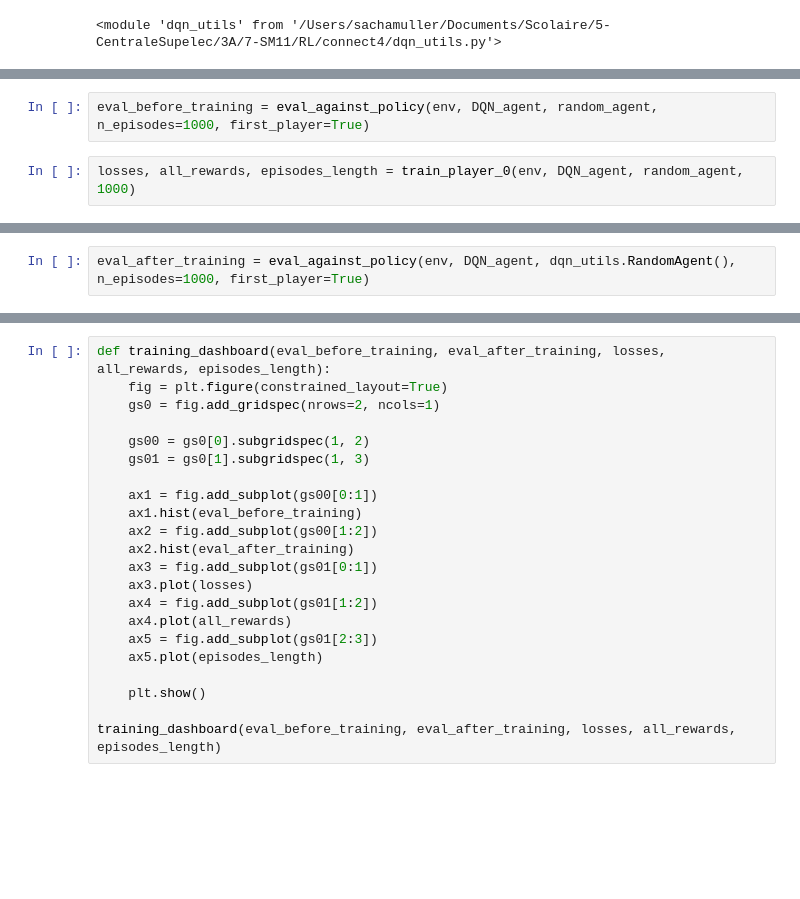
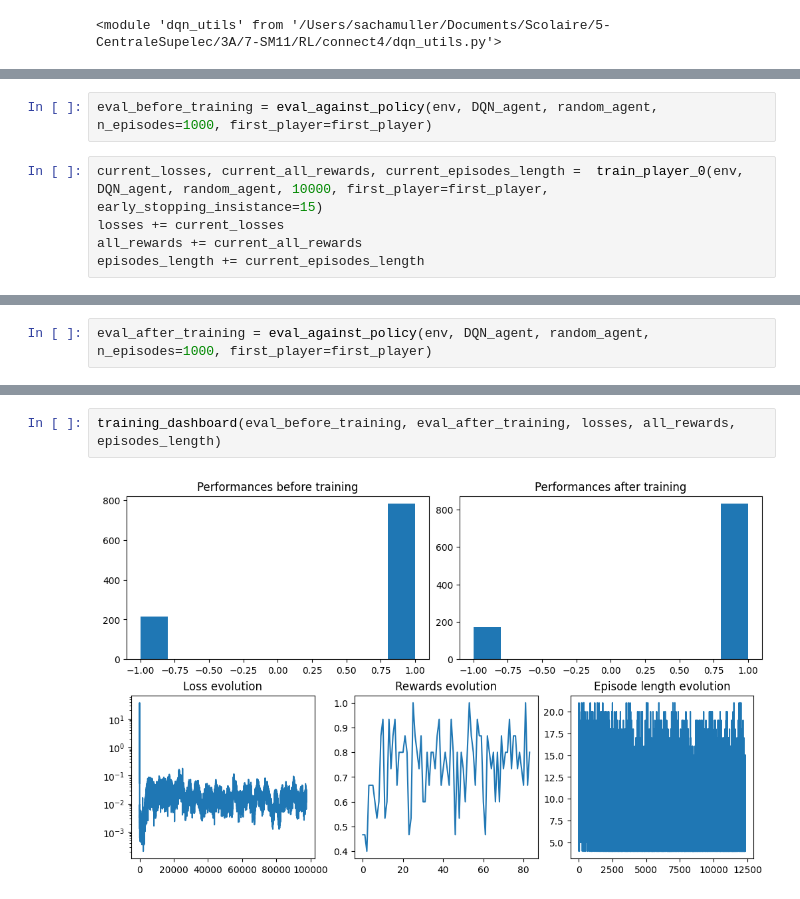
Before and after one commit to sachamuller/connect4, a Jupyter notebook: train_deep_q_learning.ipynb, the cells around one changed output, grey strips where cells are left out. Cells and saved outputs as stored; diff of their text form; blank space fills up the shorter version.

Commit message:
better train function

```diff
--- a/train_deep_q_learning.ipynb
+++ b/train_deep_q_learning.ipynb
@@ -195,4 +247,7 @@ random_agent = dqn_utils.RandomAgent()
 # %%
-eval_before_training = eval_against_policy(env, DQN_agent, random_agent, n_episodes=1000, first_player=True)
+eval_before_training = eval_against_policy(env, DQN_agent, random_agent, n_episodes=1000, first_player=first_player)
 # %%
-losses, all_rewards, episodes_length = train_player_0(env, DQN_agent, random_agent, 1000)
+current_losses, current_all_rewards, current_episodes_length =  train_player_0(env, DQN_agent, random_agent, 10000, first_player=first_player, early_stopping_insistance=15)
+losses += current_losses
+all_rewards += current_all_rewards
+episodes_length += current_episodes_length
@@ -221,2 +254,2 @@ Mean reward is: 0.8
 # %%
-eval_after_training = eval_against_policy(env, DQN_agent, dqn_utils.RandomAgent(), n_episodes=1000, first_player=True)
+eval_after_training = eval_against_policy(env, DQN_agent, random_agent, n_episodes=1000, first_player=first_player)
@@ -225,23 +256,5 @@ eval_after_training = eval_against_policy(env, DQN_agent, dqn_utils.RandomAgent(
 # %%
-def training_dashboard(eval_before_training, eval_after_training, losses, all_rewards, episodes_length):
-    fig = plt.figure(constrained_layout=True)
-    gs0 = fig.add_gridspec(nrows=2, ncols=1)
-
-    gs00 = gs0[0].subgridspec(1, 2)
-    gs01 = gs0[1].subgridspec(1, 3)
-
-    ax1 = fig.add_subplot(gs00[0:1])
-    ax1.hist(eval_before_training)
-    ax2 = fig.add_subplot(gs00[1:2])
-    ax2.hist(eval_after_training)
-    ax3 = fig.add_subplot(gs01[0:1])
-    ax3.plot(losses)
-    ax4 = fig.add_subplot(gs01[1:2])
-    ax4.plot(all_rewards)
-    ax5 = fig.add_subplot(gs01[2:3])
-    ax5.plot(episodes_length)
-
-    plt.show()
-
 training_dashboard(eval_before_training, eval_after_training, losses, all_rewards, episodes_length)
+# %% [output]
+[figure, added]
 # %%
```
Also changed, not shown: parts of 14 cells of this notebook, 1 other file.
